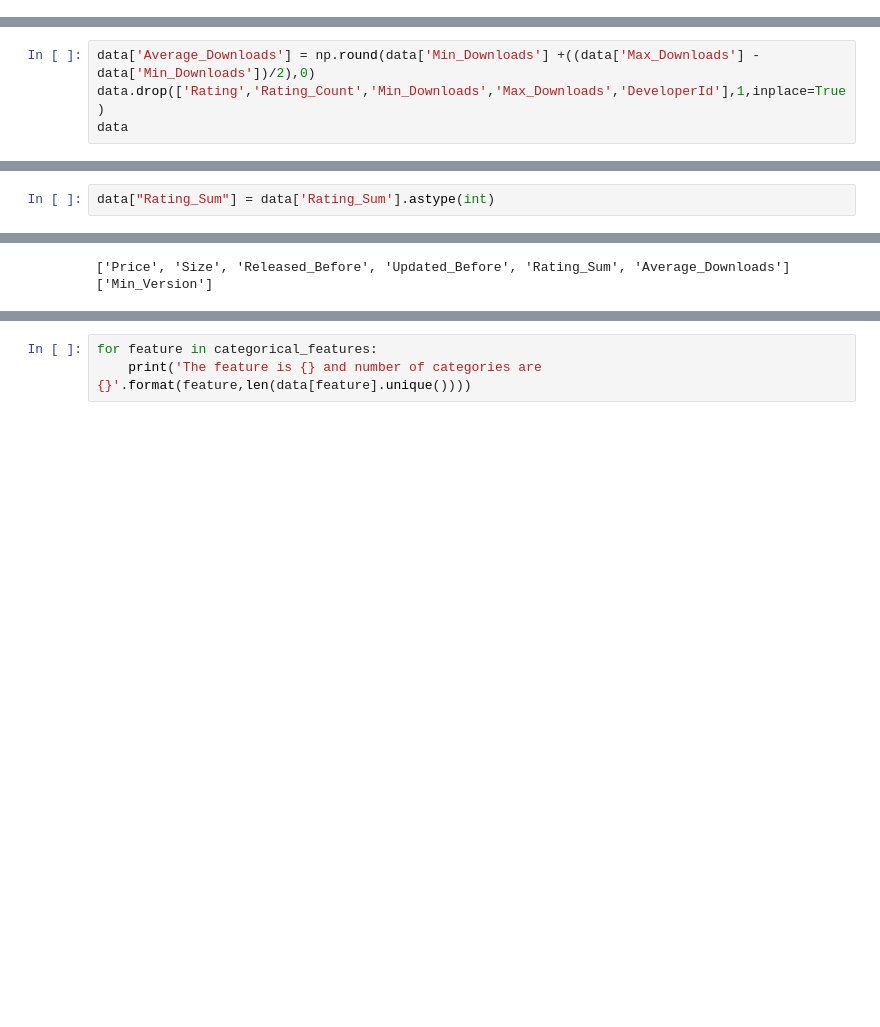
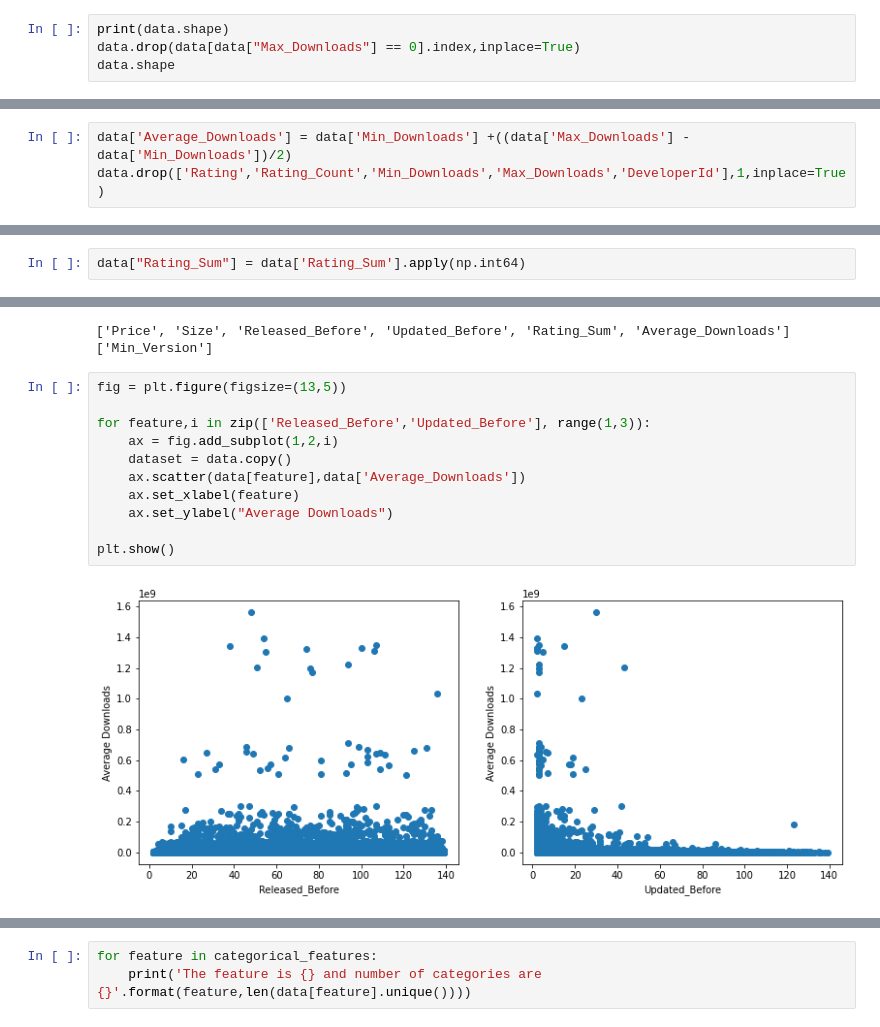
Before and after one commit to Nithish1201/Success_prediction_of_app, a Jupyter notebook: EDA.ipynb, the cells around one changed output, grey strips where cells are left out. Drawn from its saved outputs; the diff is of its cells as text; blank space fills up the shorter version.

```diff
--- a/EDA.ipynb
+++ b/EDA.ipynb
@@ -84,0 +57,4 @@ data
+# %%
+print(data.shape)
+data.drop(data[data["Max_Downloads"] == 0].index,inplace=True)
+data.shape
@@ -85,4 +64,3 @@ data
 # %%
-data['Average_Downloads'] = np.round(data['Min_Downloads'] +((data['Max_Downloads'] - data['Min_Downloads'])/2),0)
+data['Average_Downloads'] = data['Min_Downloads'] +((data['Max_Downloads'] - data['Min_Downloads'])/2)
 data.drop(['Rating','Rating_Count','Min_Downloads','Max_Downloads','DeveloperId'],1,inplace=True)
-data
@@ -103,3 +83,3 @@ data
 # %%
-data["Rating_Sum"] = data['Rating_Sum'].astype(int)
+data["Rating_Sum"] = data['Rating_Sum'].apply(np.int64)
 # %%
@@ -123,4 +111,17 @@ continuous_feature = [features for features in numerical_features if features no
 print(continuous_feature,discreate_feature)
 # %% [output]
 ['Price', 'Size', 'Released_Before', 'Updated_Before', 'Rating_Sum', 'Average_Downloads'] ['Min_Version']
+# %%
+fig = plt.figure(figsize=(13,5))
+
+for feature,i in zip(['Released_Before','Updated_Before'], range(1,3)):
+    ax = fig.add_subplot(1,2,i)
+    dataset = data.copy()
+    ax.scatter(data[feature],data['Average_Downloads'])
+    ax.set_xlabel(feature)
+    ax.set_ylabel("Average Downloads")
+
+plt.show()
+# %% [output]
+[figure, added]
 # %%
```
Also changed, not shown: parts of 21 cells of this notebook.
